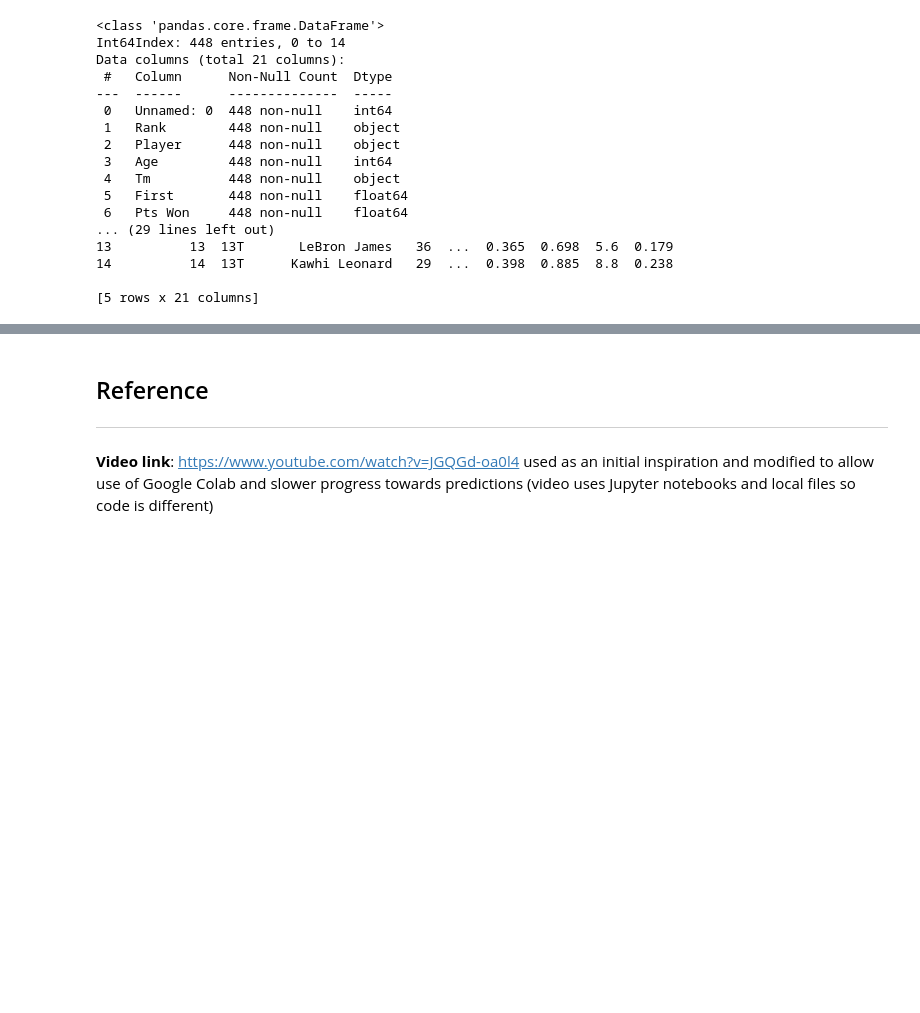
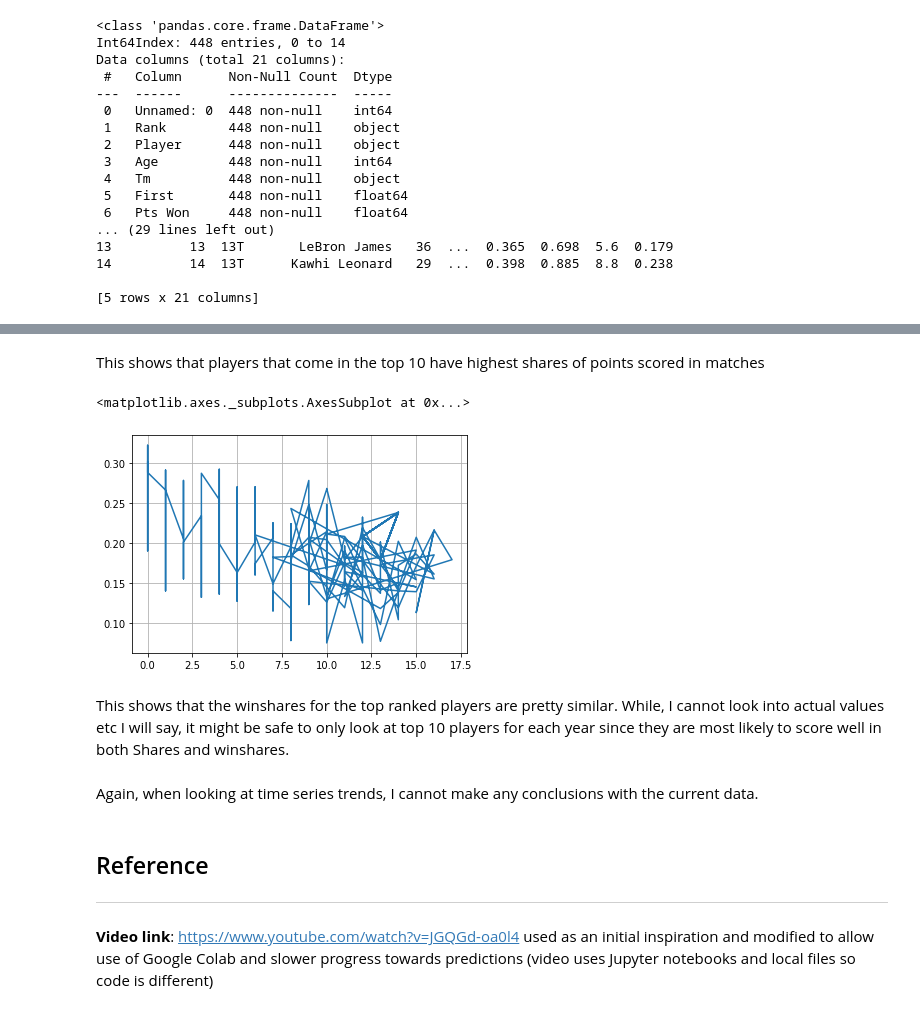
Before and after one commit to JaySanthanam/Programming-for-data, a Jupyter notebook: Projects/NBA.ipynb, the cells around one changed output, grey strips where cells are left out. Saved outputs shown, nothing was run; the diff lists cells and outputs as text; code cells hidden in the pictures; blank space fills up the shorter version.

```diff
--- a/Projects/NBA.ipynb
+++ b/Projects/NBA.ipynb
@@ -136,3 +169,14 @@ Looks like defensive plays like blocking, stealing etc have less weightage than
+# %% [markdown]
+This shows that players that come in the top 10 have highest shares of points scored in matches
+# %%
+rank_df['WS/48'].plot(grid = True)
+# %% [output]
+<matplotlib.axes._subplots.AxesSubplot at 0x...>
+[figure, added]
+# %% [markdown]
+This shows that the winshares for the top ranked players are pretty similar. While, I cannot look into actual values etc I will say, it might be safe to only look at top 10 players for each year since they are most likely to score well in both Shares and winshares.
+# %% [markdown]
+Again, when looking at time series trends, I cannot make any conclusions with the current data.
 # %% [markdown]
 ## Reference
 ---
```
Also changed, not shown: parts of 7 cells of this notebook.
